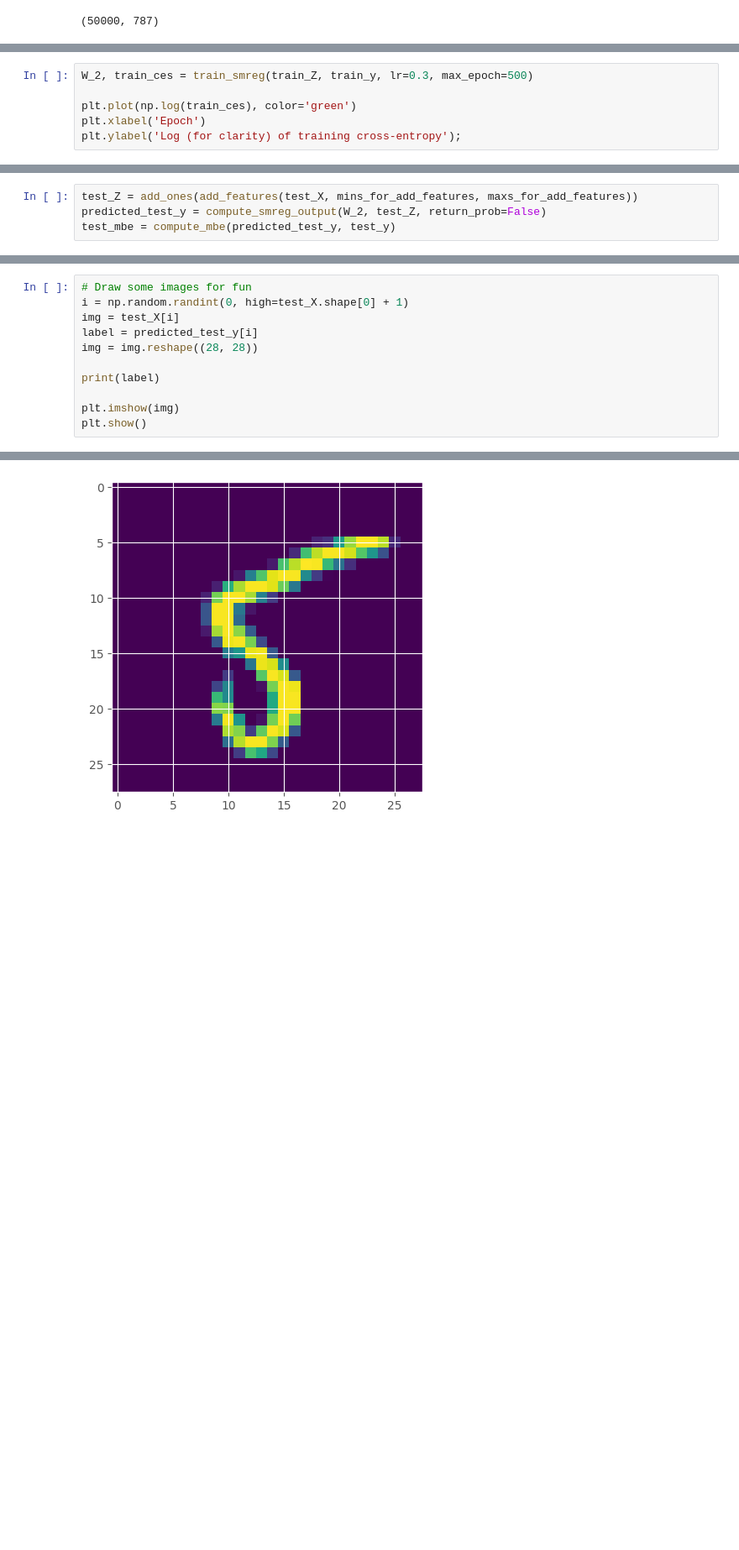
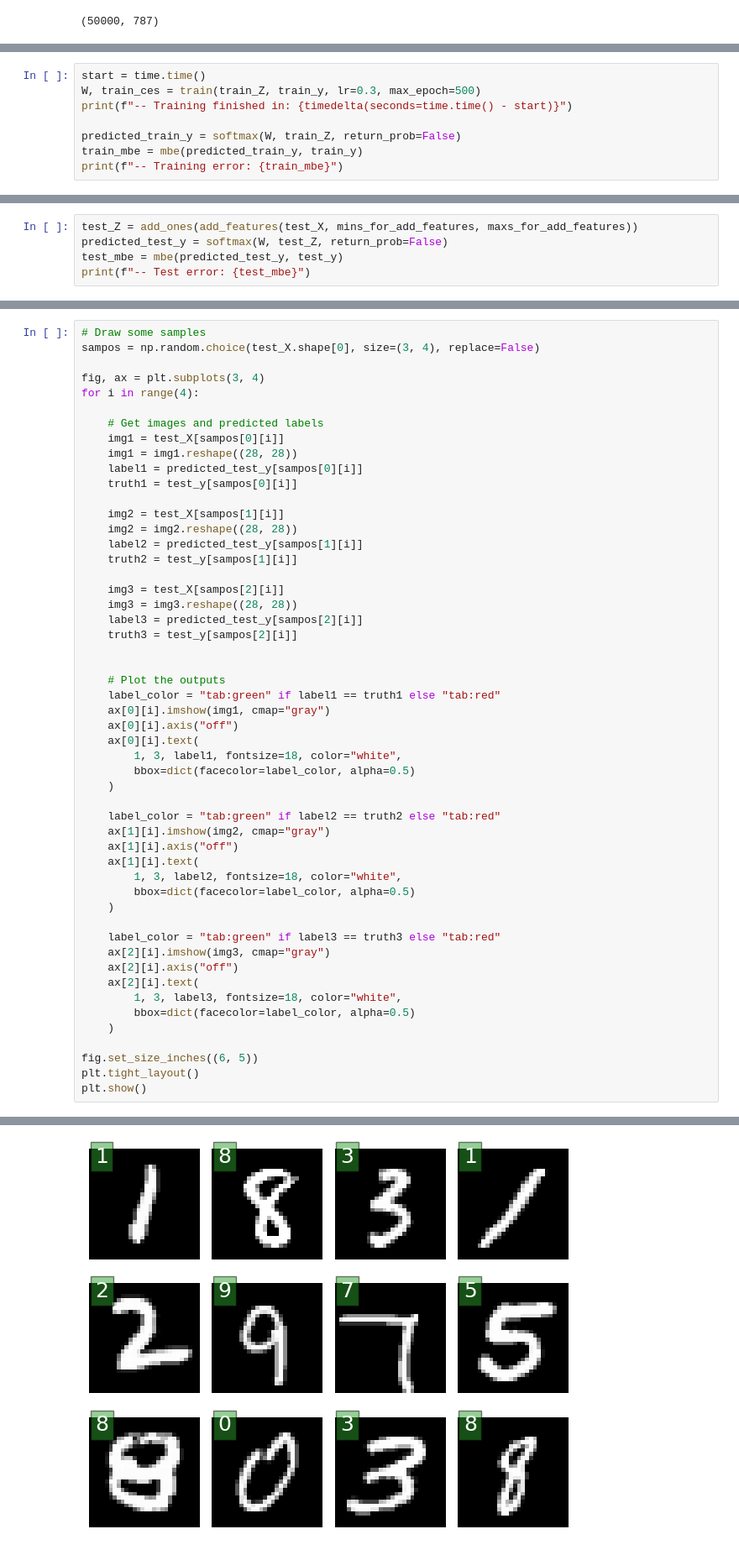
Before and after one commit to TGHuybu/MNIST-Digit-Classification, a Jupyter notebook: MNIST_Digit_Classification.ipynb, the cells around one changed output, grey strips where cells are left out. Shown at 84% size. Drawn from its saved outputs; the diff is of its cells as text; blank space fills up the shorter version.

```diff
--- a/MNIST_Digit_Classification.ipynb
+++ b/MNIST_Digit_Classification.ipynb
@@ -190,7 +182,9 @@ train_Z.shape
 # %%
-W_2, train_ces = train_smreg(train_Z, train_y, lr=0.3, max_epoch=500)
+start = time.time()
+W, train_ces = train(train_Z, train_y, lr=0.3, max_epoch=500)
+print(f"-- Training finished in: {timedelta(seconds=time.time() - start)}")
 
-plt.plot(np.log(train_ces), color='green')
-plt.xlabel('Epoch')
-plt.ylabel('Log (for clarity) of training cross-entropy');
+predicted_train_y = softmax(W, train_Z, return_prob=False)
+train_mbe = mbe(predicted_train_y, train_y)
+print(f"-- Training error: {train_mbe}")
 # %% [output]
@@ -206,4 +209,5 @@ assert str(np.round(val_mbe, 4)) == '8.27'
 # %%
 test_Z = add_ones(add_features(test_X, mins_for_add_features, maxs_for_add_features))
-predicted_test_y = compute_smreg_output(W_2, test_Z, return_prob=False)
-test_mbe = compute_mbe(predicted_test_y, test_y)
+predicted_test_y = softmax(W, test_Z, return_prob=False)
+test_mbe = mbe(predicted_test_y, test_y)
+print(f"-- Test error: {test_mbe}")
@@ -210,12 +219,53 @@ test_mbe = compute_mbe(predicted_test_y, test_y)
 # %%
-# Draw some images for fun
-i = np.random.randint(0, high=test_X.shape[0] + 1)
-img = test_X[i]
-label = predicted_test_y[i]
-img = img.reshape((28, 28))
+# Draw some samples
+sampos = np.random.choice(test_X.shape[0], size=(3, 4), replace=False)
 
-print(label)
+fig, ax = plt.subplots(3, 4)
+for i in range(4):
 
-plt.imshow(img)
+    # Get images and predicted labels
+    img1 = test_X[sampos[0][i]]
+    img1 = img1.reshape((28, 28))
+    label1 = predicted_test_y[sampos[0][i]]
+    truth1 = test_y[sampos[0][i]]
+
+    img2 = test_X[sampos[1][i]]
+    img2 = img2.reshape((28, 28))
+    label2 = predicted_test_y[sampos[1][i]]
+    truth2 = test_y[sampos[1][i]]
+
+    img3 = test_X[sampos[2][i]]
+    img3 = img3.reshape((28, 28))
+    label3 = predicted_test_y[sampos[2][i]]
+    truth3 = test_y[sampos[2][i]]
+
+
+    # Plot the outputs
+    label_color = "tab:green" if label1 == truth1 else "tab:red"
+    ax[0][i].imshow(img1, cmap="gray")
+    ax[0][i].axis("off")
+    ax[0][i].text(
+        1, 3, label1, fontsize=18, color="white",
+        bbox=dict(facecolor=label_color, alpha=0.5)
+    )
+
+    label_color = "tab:green" if label2 == truth2 else "tab:red"
+    ax[1][i].imshow(img2, cmap="gray")
+    ax[1][i].axis("off")
+    ax[1][i].text(
+        1, 3, label2, fontsize=18, color="white",
+        bbox=dict(facecolor=label_color, alpha=0.5)
+    )
+
+    label_color = "tab:green" if label3 == truth3 else "tab:red"
+    ax[2][i].imshow(img3, cmap="gray")
+    ax[2][i].axis("off")
+    ax[2][i].text(
+        1, 3, label3, fontsize=18, color="white",
+        bbox=dict(facecolor=label_color, alpha=0.5)
+    )
+
+fig.set_size_inches((6, 5))
+plt.tight_layout()
 plt.show()
 # %% [output]
@@ -223 +272 @@ plt.show()
-[figure, old version]
+[figure, new version]
```
Also changed, not shown: parts of 29 cells of this notebook.
